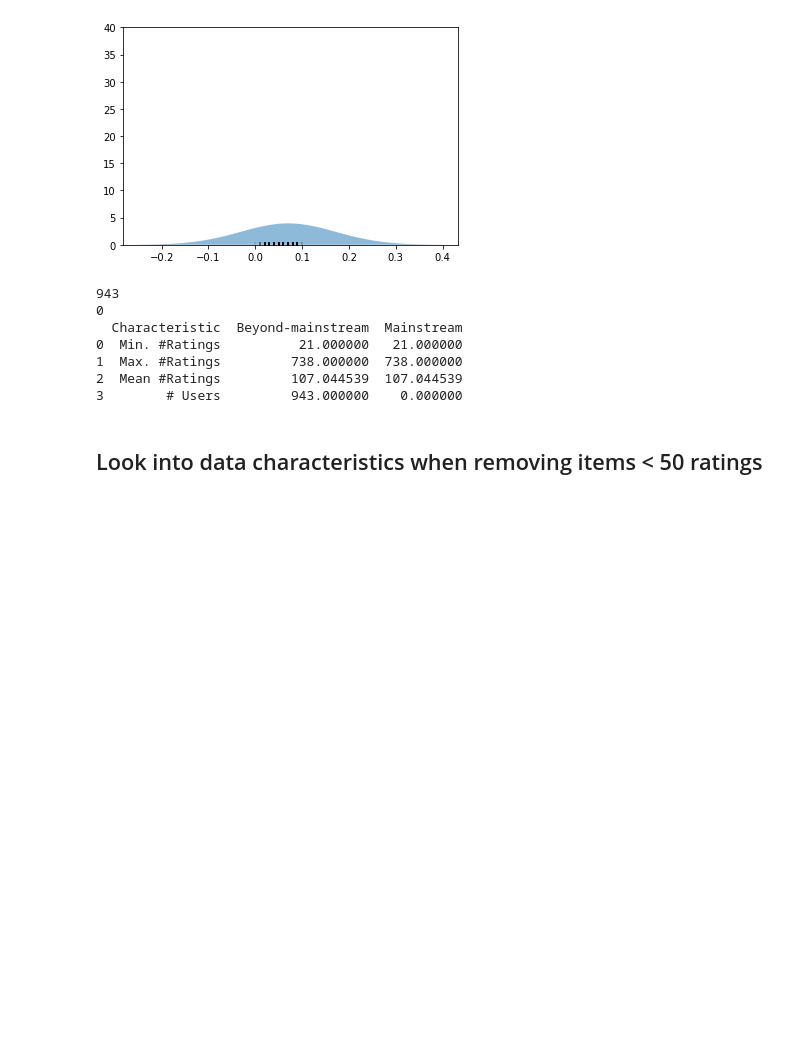
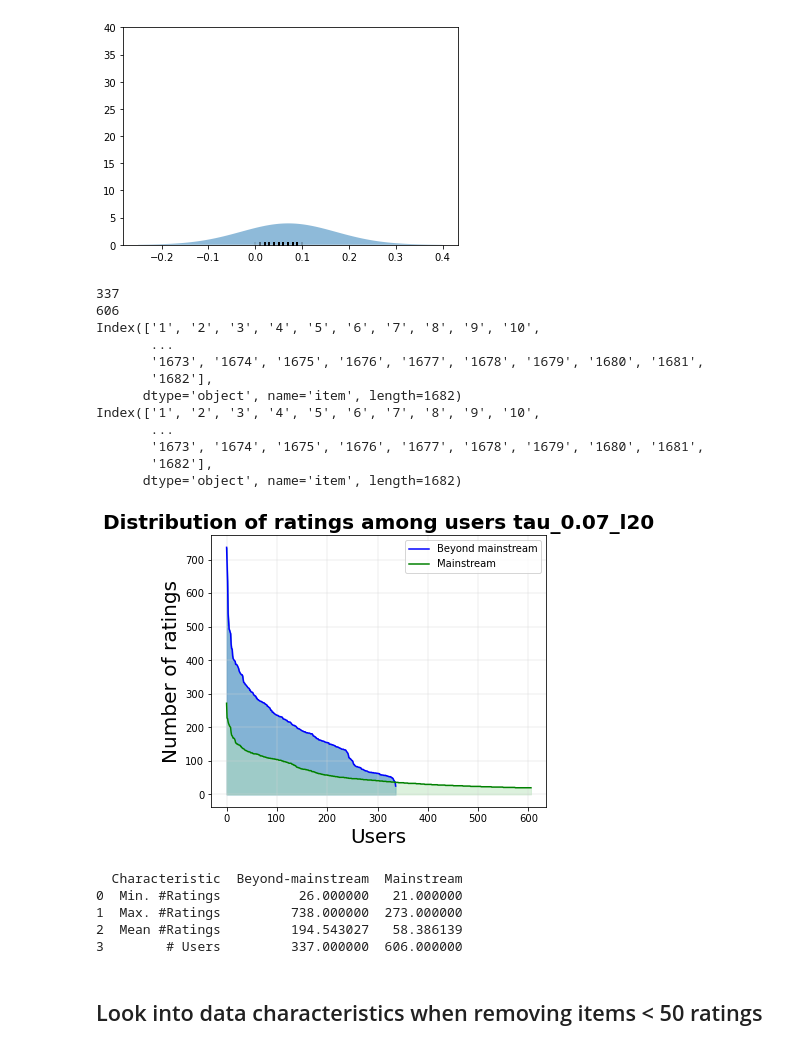
Before and after one commit to joranerogier/RecSysProject, a Jupyter notebook: src/compute_mainstreaminess_group_division_characteristics.ipynb, the cells around one changed output. Cells and saved outputs as stored; diff of their text form; code cells hidden in the pictures; blank space fills up the shorter version.

```diff
--- a/src/compute_mainstreaminess_group_division_characteristics.ipynb
+++ b/src/compute_mainstreaminess_group_division_characteristics.ipynb
@@ -401,16 +414,32 @@ Finished computing users' mainstreaminesses
 [figure]
 [figure]
 # %%
-tau_cutoff = 0.65
-compare_df = get_division_characteristics(user_mainstreamnesses, tau_cutoff)
+tau_cutoff = 0.07
+prep = 'l20'#preprocessing: nothing removed
+
+plot_saving_filename = f"plot_user_distribution_tau_{tau_cutoff}_{prep}"
+csv_saving_filename = f"tau_{tau_cutoff}_{prep}"
+
+compare_df = get_division_characteristics(user_mainstreamnesses, plot_saving_filename, csv_saving_filename, tau_cutoff)
 # %% [output]
-943
-0
-  Characteristic  Beyond-mainstream  Mainstream
-0  Min. #Ratings          21.000000   21.000000
-1  Max. #Ratings         738.000000  738.000000
-2  Mean #Ratings         107.044539  107.044539
-3        # Users         943.000000    0.000000
+337
+606
+Index(['1', '2', '3', '4', '5', '6', '7', '8', '9', '10',
+       ...
+       '1673', '1674', '1675', '1676', '1677', '1678', '1679', '1680', '1681',
+       '1682'],
+      dtype='object', name='item', length=1682)
+Index(['1', '2', '3', '4', '5', '6', '7', '8', '9', '10',
+       ...
+       '1673', '1674', '1675', '1676', '1677', '1678', '1679', '1680', '1681',
+       '1682'],
+      dtype='object', name='item', length=1682)
+[figure, added]
+  Characteristic  Beyond-mainstream  Mainstream
+0  Min. #Ratings          26.000000   21.000000
+1  Max. #Ratings         738.000000  273.000000
+2  Mean #Ratings         194.543027   58.386139
+3        # Users         337.000000  606.000000
 # %% [markdown]
 ## Look into data characteristics when removing items < 50 ratings
 # %%
```
Also changed, not shown: parts of 21 cells of this notebook, 47 other files.
